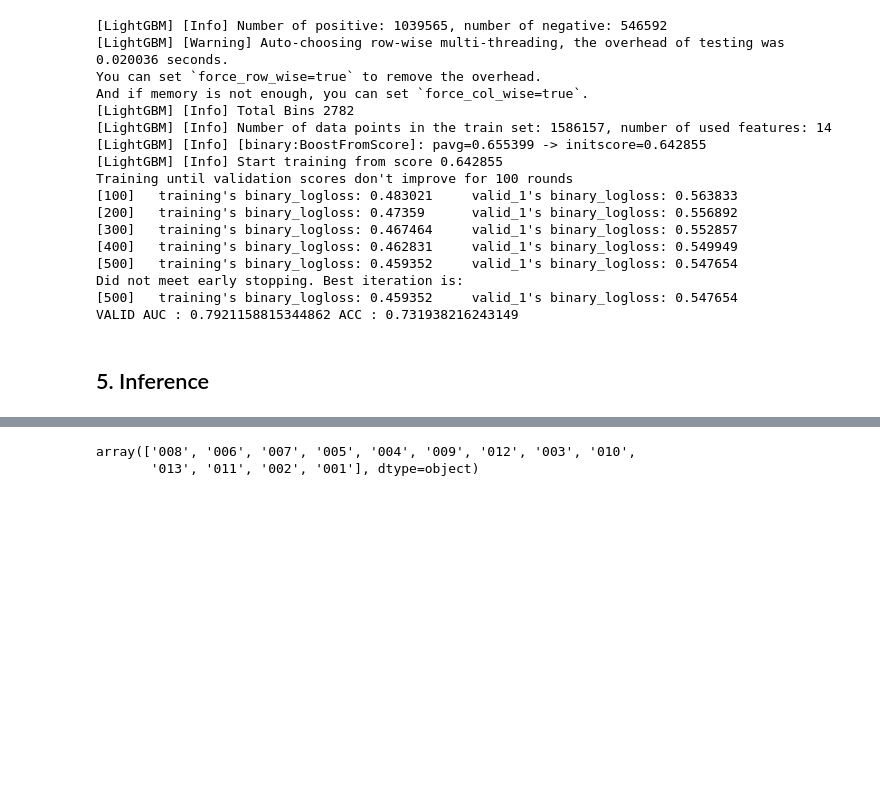
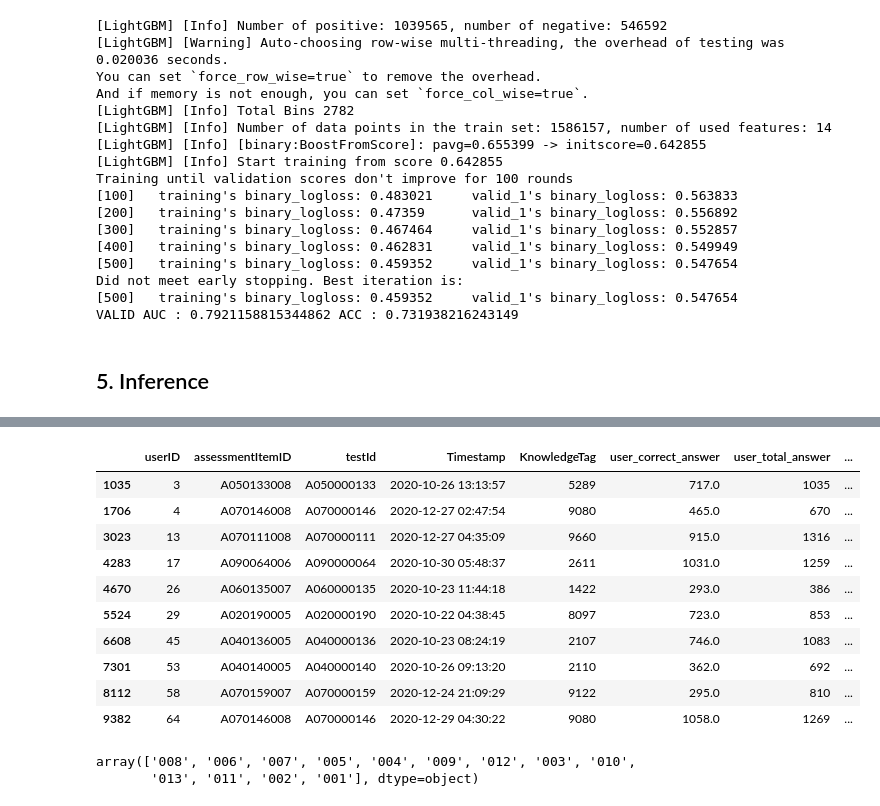
Before and after one commit to boostcampaitech4lv23recsys2/level2_dkt_recsys-level2-recsys-10, a Jupyter notebook: code/LGBMFE.ipynb, the cells around one changed output, grey strips where cells are left out. Cells and saved outputs as stored; diff of their text form; code cells hidden in the pictures; blank space fills up the shorter version.

```diff
--- a/code/LGBMFE.ipynb
+++ b/code/LGBMFE.ipynb
@@ -247,3 +248,17 @@ To adopt the future behavior and silence this warning, use
+# %%
+test_df.head(10)
+# %% [output]
+|  | userID | assessmentItemID | testId | Timestamp | KnowledgeTag | user_correct_answer | user_total_answer | ... |
+| 1035 | 3 | A050133008 | A050000133 | 2020-10-26 13:13:57 | 5289 | 717.0 | 1035 | ... |
+| 1706 | 4 | A070146008 | A070000146 | 2020-12-27 02:47:54 | 9080 | 465.0 | 670 | ... |
+| 3023 | 13 | A070111008 | A070000111 | 2020-12-27 04:35:09 | 9660 | 915.0 | 1316 | ... |
+| 4283 | 17 | A090064006 | A090000064 | 2020-10-30 05:48:37 | 2611 | 1031.0 | 1259 | ... |
+| 4670 | 26 | A060135007 | A060000135 | 2020-10-23 11:44:18 | 1422 | 293.0 | 386 | ... |
+| 5524 | 29 | A020190005 | A020000190 | 2020-10-22 04:38:45 | 8097 | 723.0 | 853 | ... |
+| 6608 | 45 | A040136005 | A040000136 | 2020-10-23 08:24:19 | 2107 | 746.0 | 1083 | ... |
+| 7301 | 53 | A040140005 | A040000140 | 2020-10-26 09:13:20 | 2110 | 362.0 | 692 | ... |
+| 8112 | 58 | A070159007 | A070000159 | 2020-12-24 21:09:29 | 9122 | 295.0 | 810 | ... |
+| 9382 | 64 | A070146008 | A070000146 | 2020-12-29 04:30:22 | 9080 | 1058.0 | 1269 | ... |
 # %%
 test_df['assessmentItemID'].str[7:].unique()
 # %% [output]
```
Also changed, not shown: parts of 1 cell of this notebook, 1 other file.
